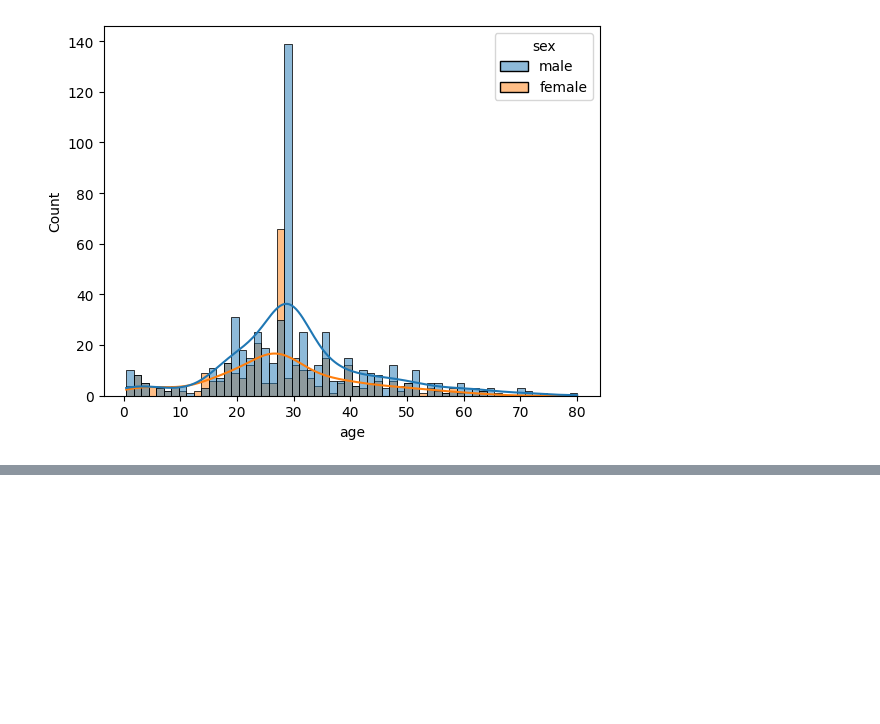
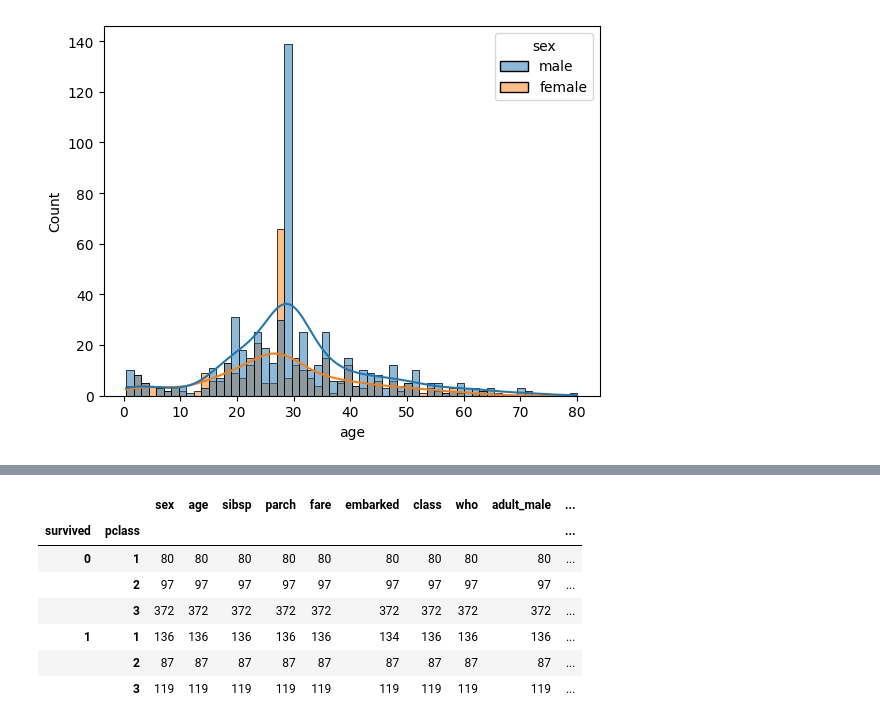
Before and after one commit to SCGlass/Data-Processing-Sam-Glass, a Jupyter notebook: Code-Alongs/L1_missing_aggregations.ipynb, the cells around one changed output, grey strips where cells are left out. Cells and saved outputs as stored; diff of their text form; code cells hidden in the pictures; blank space fills up the shorter version.

```diff
--- a/Code-Alongs/L1_missing_aggregations.ipynb
+++ b/Code-Alongs/L1_missing_aggregations.ipynb
@@ -251,0 +301,11 @@ sns.histplot(data = titanic, x ="age", kde = True, hue = "sex", bins =60)
+# %%
+titanic.groupby(["survived", "pclass"]).count()
+# %% [output]
+|  |  | sex | age | sibsp | parch | fare | embarked | class | who | adult_male | ... |
+| survived | pclass |  |  |  |  |  |  |  |  |  | ... |
+| 0 | 1 | 80 | 80 | 80 | 80 | 80 | 80 | 80 | 80 | 80 | ... |
+|  | 2 | 97 | 97 | 97 | 97 | 97 | 97 | 97 | 97 | 97 | ... |
+|  | 3 | 372 | 372 | 372 | 372 | 372 | 372 | 372 | 372 | 372 | ... |
+| 1 | 1 | 136 | 136 | 136 | 136 | 136 | 134 | 136 | 136 | 136 | ... |
+|  | 2 | 87 | 87 | 87 | 87 | 87 | 87 | 87 | 87 | 87 | ... |
+|  | 3 | 119 | 119 | 119 | 119 | 119 | 119 | 119 | 119 | 119 | ... |
```
Also changed, not shown: parts of 7 cells of this notebook.
